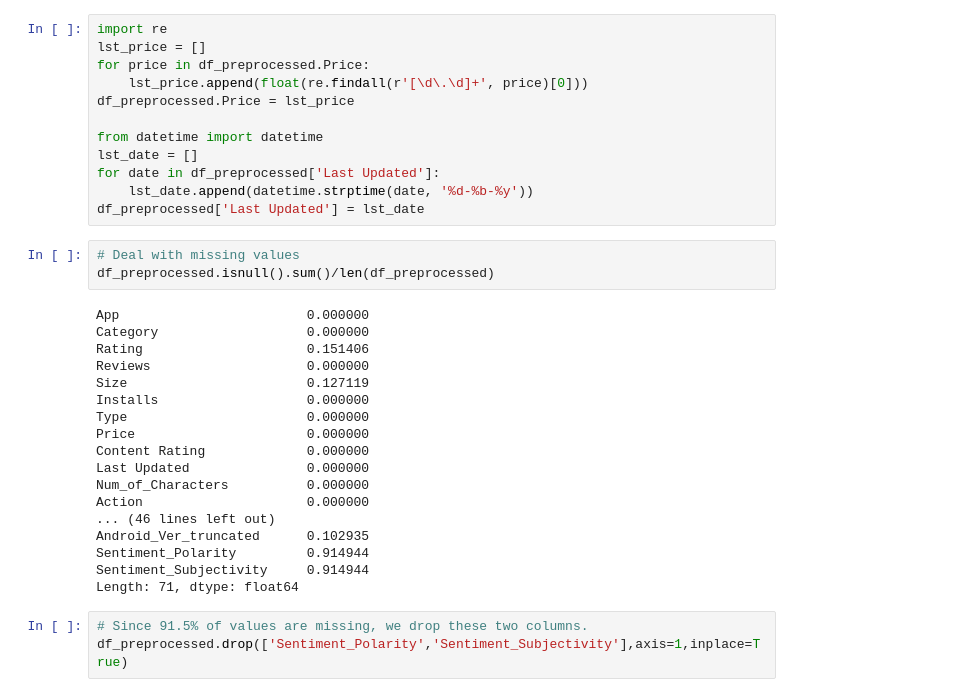
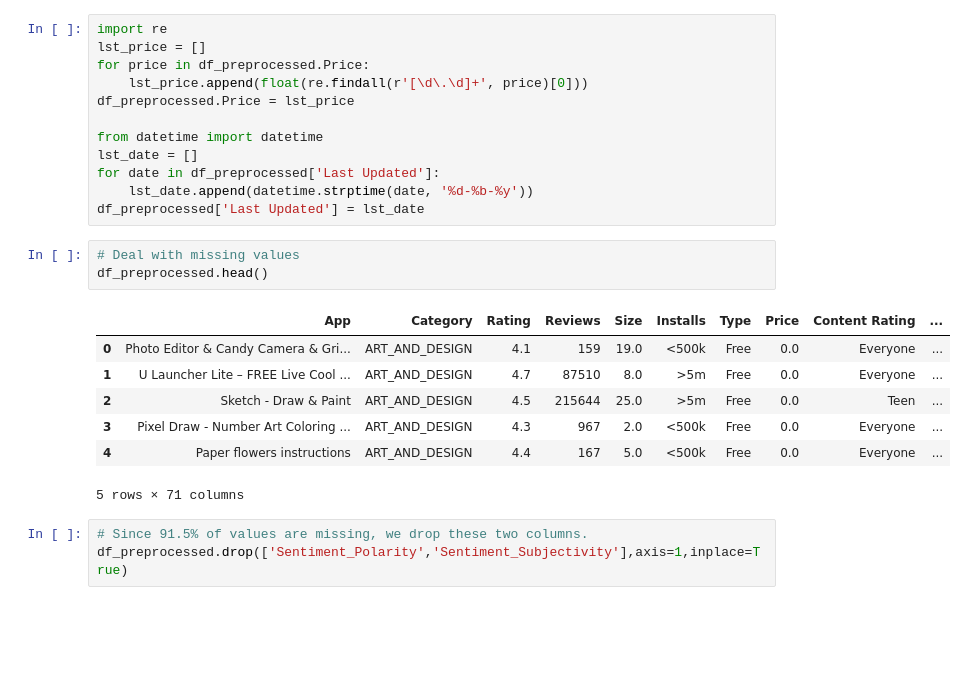
Before and after one commit to bao1981105/Google-Apps-Download-Prediction, a Jupyter notebook: src/analysis.ipynb, the cells around one changed output. Cells and saved outputs as stored; diff of their text form; blank space fills up the shorter version.

```diff
--- a/src/preprocess.ipynb
+++ b/src/analysis.ipynb
@@ -98,25 +207,15 @@ for date in df_preprocessed['Last Updated']:
 df_preprocessed['Last Updated'] = lst_date
 # %%
 # Deal with missing values
-df_preprocessed.isnull().sum()/len(df_preprocessed)
+df_preprocessed.head()
 # %% [output]
+|  | App | Category | Rating | Reviews | Size | Installs | Type | Price | Content Rating | ... |
+| 0 | Photo Editor & Candy Camera & Gri... | ART_AND_DESIGN | 4.1 | 159 | 19.0 | <500k | Free | 0.0 | Everyone | ... |
+| 1 | U Launcher Lite – FREE Live Cool ... | ART_AND_DESIGN | 4.7 | 87510 | 8.0 | >5m | Free | 0.0 | Everyone | ... |
+| 2 | Sketch - Draw & Paint | ART_AND_DESIGN | 4.5 | 215644 | 25.0 | >5m | Free | 0.0 | Teen | ... |
+| 3 | Pixel Draw - Number Art Coloring ... | ART_AND_DESIGN | 4.3 | 967 | 2.0 | <500k | Free | 0.0 | Everyone | ... |
+| 4 | Paper flowers instructions | ART_AND_DESIGN | 4.4 | 167 | 5.0 | <500k | Free | 0.0 | Everyone | ... |
-App                        0.000000
-Category                   0.000000
-Rating                     0.151406
-Reviews                    0.000000
-Size                       0.127119
-Installs                   0.000000
-Type                       0.000000
-Price                      0.000000
-Content Rating             0.000000
-Last Updated               0.000000
-Num_of_Characters          0.000000
-Action                     0.000000
-... (46 lines left out)
-Android_Ver_truncated      0.102935
-Sentiment_Polarity         0.914944
-Sentiment_Subjectivity     0.914944
-Length: 71, dtype: float64
+5 rows × 71 columns
 # %%
 # Since 91.5% of values are missing, we drop these two columns.
 df_preprocessed.drop(['Sentiment_Polarity','Sentiment_Subjectivity'],axis=1,inplace=True)
```
Also changed, not shown: parts of 16 cells of this notebook, 8 other files.
